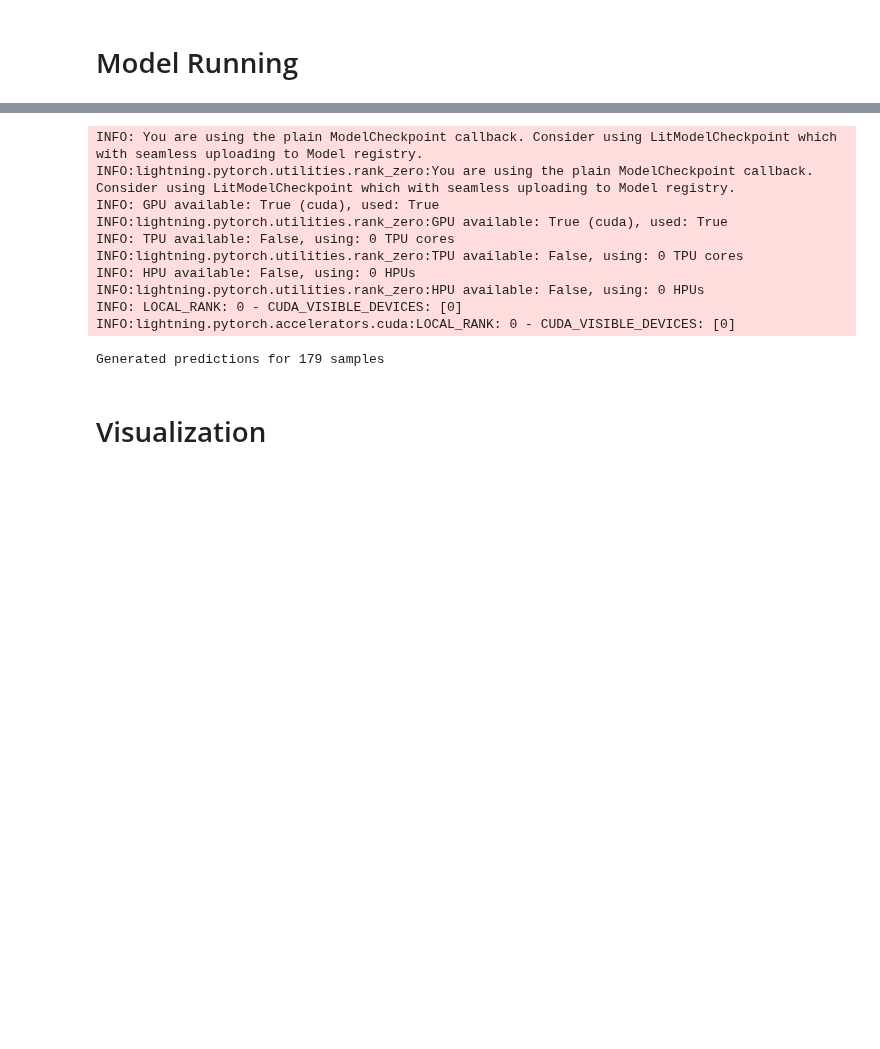
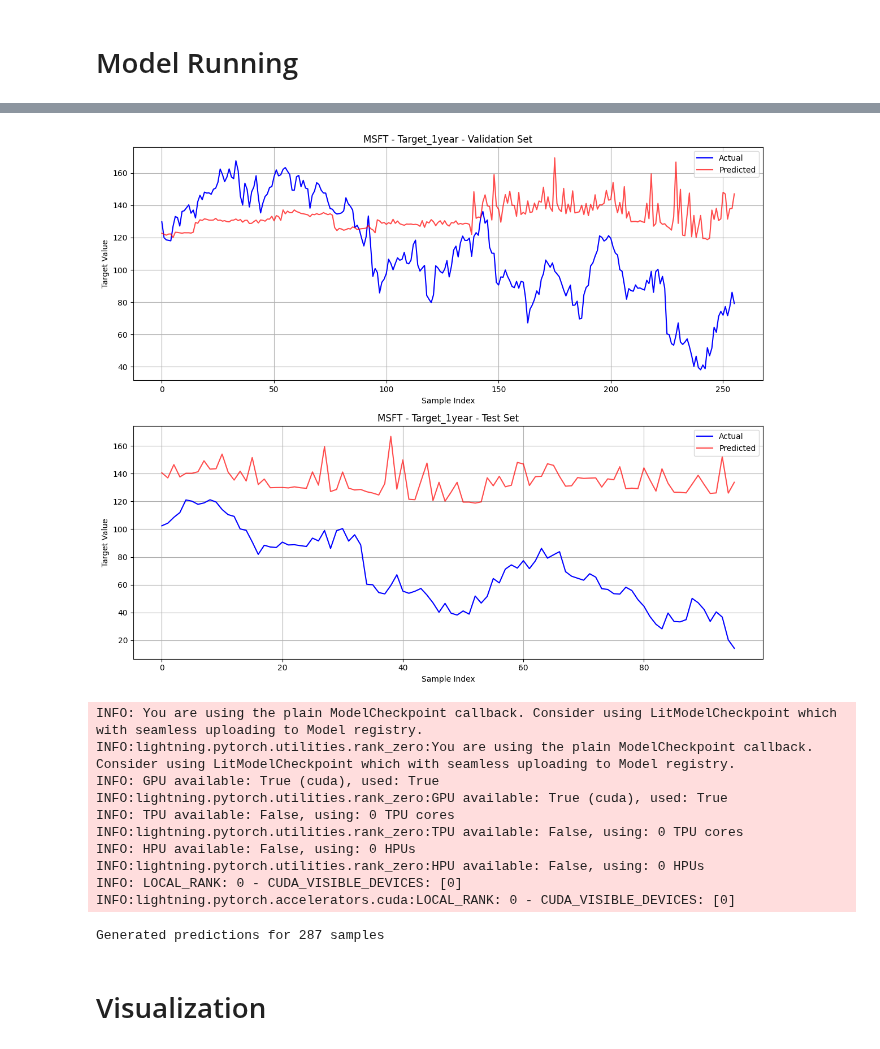
Before and after one commit to ManuelBagasina/DATCapstone, a Jupyter notebook: TFT_Rebuild.ipynb, the cells around one changed output, grey strips where cells are left out. Drawn from its saved outputs; the diff is of its cells as text; code cells hidden in the pictures; blank space fills up the shorter version.

```diff
--- a/TFT_Rebuild.ipynb
+++ b/TFT_Rebuild.ipynb
@@ -310,7 +363,34 @@ INFO:lightning.pytorch.callbacks.early_stopping:Metric val_loss improved by 0.15
+# %%
+# Visualize predictions vs actuals for both validation and test sets
+fig, axs = plt.subplots(2, 1, figsize=(12, 10))
+
+# Validation set
+axs[0].plot(val_true[:val_min_length], label='Actual', color='blue')
+axs[0].plot(val_pred[:val_min_length], label='Predicted', color='red', alpha=0.7)
+axs[0].set_title(f'{ticker} - {target} - Validation Set')
+axs[0].set_xlabel('Sample Index')
+axs[0].set_ylabel('Target Value')
+axs[0].legend()
+axs[0].grid(True)
+
+# Test set
+axs[1].plot(test_true[:test_min_length], label='Actual', color='blue')
+axs[1].plot(test_pred[:test_min_length], label='Predicted', color='red', alpha=0.7)
+axs[1].set_title(f'{ticker} - {target} - Test Set')
+axs[1].set_xlabel('Sample Index')
+axs[1].set_ylabel('Target Value')
+axs[1].legend()
+axs[1].grid(True)
+
+plt.tight_layout()
+plt.show()
+# %% [output]
+[figure, added]
 # %%
-# Generate predictions on test set
-pred_dataloader = test.to_dataloader(batch_size=batch_size, shuffle=False)
+# Generate predictions
+pred_dataloader = validation.to_dataloader(batch_size=batch_size, shuffle=False)
 predictions = tft.predict(pred_dataloader)
+
 # Extract actual values
 actuals = torch.cat([y[0] for x, y in iter(pred_dataloader)])
 
@@ -331,7 +411,7 @@ INFO: HPU available: False, using: 0 HPUs
 INFO:lightning.pytorch.utilities.rank_zero:HPU available: False, using: 0 HPUs
 INFO: LOCAL_RANK: 0 - CUDA_VISIBLE_DEVICES: [0]
 INFO:lightning.pytorch.accelerators.cuda:LOCAL_RANK: 0 - CUDA_VISIBLE_DEVICES: [0]
-Generated predictions for 179 samples
+Generated predictions for 287 samples
 # %% [markdown]
 # Visualization
 # %%
```
Also changed, not shown: parts of 16 cells of this notebook.
